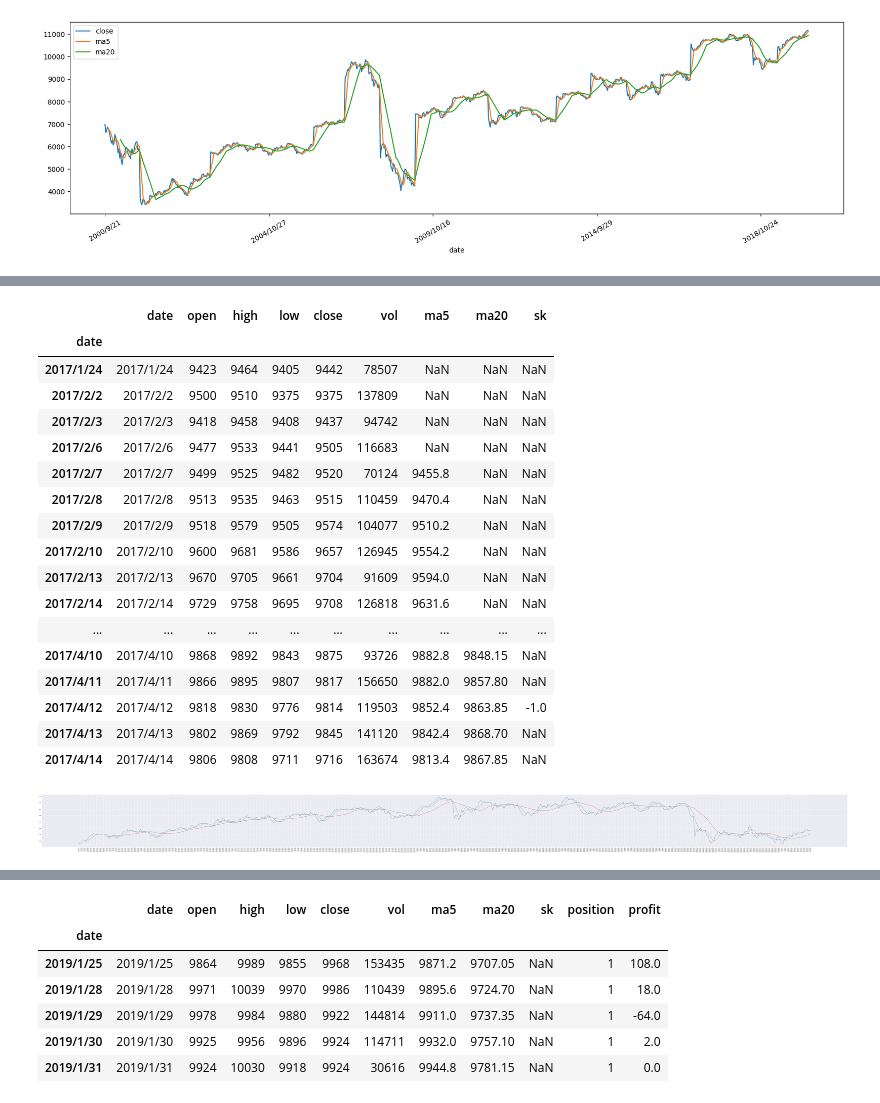
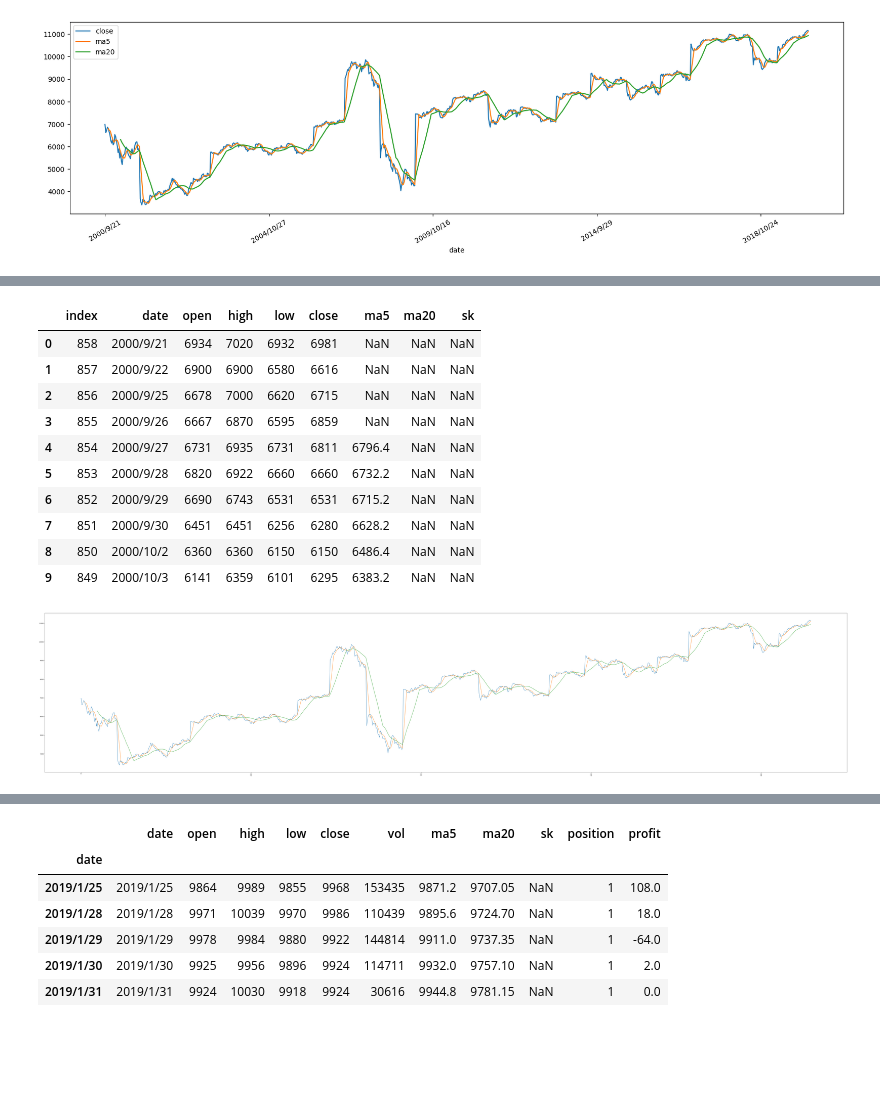
Before and after one commit to webclinic017/trade-backtest, a Jupyter notebook: backtest-2(產生交易訊號日線ma5>ma20買進).ipynb, the cells around one changed output, grey strips where cells are left out. Drawn from its saved outputs; the diff is of its cells as text; code cells hidden in the pictures; blank space fills up the shorter version.

```diff
--- a/backtest-2(產生交易訊號日線ma5>ma20買進).ipynb
+++ b/backtest-2(產生交易訊號日線ma5>ma20買進).ipynb
@@ -23,2 +67,2 @@ df['ma20']=df['close'].rolling(20).mean()
 # %%
-df.index=df['date']
+df1.index=df1['date']
@@ -58,0 +112,2 @@ y='ma20'
+# %%
+df=df.reset_index()
@@ -60,7 +128,7 @@ y='ma20'
 #
 for i in range(len(df)):
     if i>1:
-        if df.ix[i-1,x]>df.ix[i-1,y] and df.ix[i,x]<=df.ix[i,y]:
-            df.ix[i,'sk']=-1
+        if df.loc[i-1,x]>df.loc[i-1,y] and df.loc[i,x]<=df.loc[i,y]:
+            df.loc[i,'sk']=-1
             print(i)
 # %% [output]
@@ -91,7 +152,7 @@ http://pandas.pydata.org/pandas-docs/stable/indexing.html#ix-indexer-is-deprecat
 # %%
 for i in range(len(df)):
     if i>1:
-        if df.ix[i-1,x]<df.ix[i-1,y] and df.ix[i,x]>=df.ix[i,y]:
-            df.ix[i,'sk']=1
+        if df.loc[i-1,x]<df.loc[i-1,y] and df.loc[i,x]>=df.loc[i,y]:
+            df.loc[i,'sk']=1
             print(i)
 # %% [output]
@@ -115,31 +176,24 @@ for i in range(len(df)):
 # %%
-df.head(50)
+df.head(10)
 # %% [output]
-|  | date | open | high | low | close | vol | ma5 | ma20 | sk |
-| date |  |  |  |  |  |  |  |  |  |
-| 2017/1/24 | 2017/1/24 | 9423 | 9464 | 9405 | 9442 | 78507 | NaN | NaN | NaN |
-| 2017/2/2 | 2017/2/2 | 9500 | 9510 | 9375 | 9375 | 137809 | NaN | NaN | NaN |
-| 2017/2/3 | 2017/2/3 | 9418 | 9458 | 9408 | 9437 | 94742 | NaN | NaN | NaN |
-| 2017/2/6 | 2017/2/6 | 9477 | 9533 | 9441 | 9505 | 116683 | NaN | NaN | NaN |
-| 2017/2/7 | 2017/2/7 | 9499 | 9525 | 9482 | 9520 | 70124 | 9455.8 | NaN | NaN |
-| 2017/2/8 | 2017/2/8 | 9513 | 9535 | 9463 | 9515 | 110459 | 9470.4 | NaN | NaN |
-| 2017/2/9 | 2017/2/9 | 9518 | 9579 | 9505 | 9574 | 104077 | 9510.2 | NaN | NaN |
-| 2017/2/10 | 2017/2/10 | 9600 | 9681 | 9586 | 9657 | 126945 | 9554.2 | NaN | NaN |
-| 2017/2/13 | 2017/2/13 | 9670 | 9705 | 9661 | 9704 | 91609 | 9594.0 | NaN | NaN |
-| 2017/2/14 | 2017/2/14 | 9729 | 9758 | 9695 | 9708 | 126818 | 9631.6 | NaN | NaN |
-| ... | ... | ... | ... | ... | ... | ... | ... | ... | ... |
-| 2017/4/10 | 2017/4/10 | 9868 | 9892 | 9843 | 9875 | 93726 | 9882.8 | 9848.15 | NaN |
-| 2017/4/11 | 2017/4/11 | 9866 | 9895 | 9807 | 9817 | 156650 | 9882.0 | 9857.80 | NaN |
-| 2017/4/12 | 2017/4/12 | 9818 | 9830 | 9776 | 9814 | 119503 | 9852.4 | 9863.85 | -1.0 |
-| 2017/4/13 | 2017/4/13 | 9802 | 9869 | 9792 | 9845 | 141120 | 9842.4 | 9868.70 | NaN |
-| 2017/4/14 | 2017/4/14 | 9806 | 9808 | 9711 | 9716 | 163674 | 9813.4 | 9867.85 | NaN |
+|  | index | date | open | high | low | close | ma5 | ma20 | sk |
+| 0 | 858 | 2000/9/21 | 6934 | 7020 | 6932 | 6981 | NaN | NaN | NaN |
+| 1 | 857 | 2000/9/22 | 6900 | 6900 | 6580 | 6616 | NaN | NaN | NaN |
+| 2 | 856 | 2000/9/25 | 6678 | 7000 | 6620 | 6715 | NaN | NaN | NaN |
+| 3 | 855 | 2000/9/26 | 6667 | 6870 | 6595 | 6859 | NaN | NaN | NaN |
+| 4 | 854 | 2000/9/27 | 6731 | 6935 | 6731 | 6811 | 6796.4 | NaN | NaN |
+| 5 | 853 | 2000/9/28 | 6820 | 6922 | 6660 | 6660 | 6732.2 | NaN | NaN |
+| 6 | 852 | 2000/9/29 | 6690 | 6743 | 6531 | 6531 | 6715.2 | NaN | NaN |
+| 7 | 851 | 2000/9/30 | 6451 | 6451 | 6256 | 6280 | 6628.2 | NaN | NaN |
+| 8 | 850 | 2000/10/2 | 6360 | 6360 | 6150 | 6150 | 6486.4 | NaN | NaN |
+| 9 | 849 | 2000/10/3 | 6141 | 6359 | 6101 | 6295 | 6383.2 | NaN | NaN |
 # %%
-plt.figure(figsize=(150,10))
+plt.figure(figsize=(100,20))
 plt.xticks(rotation=90)#设置时间标签显示格式
 plt.plot(df[['close','ma5','ma20']])
 plt.show()
 # %% [output]
-[figure, old version]
+[figure, new version]
 # %%
 df['position']=''
 for i in range(len(df)):
```
Also changed, not shown: parts of 21 cells of this notebook.
